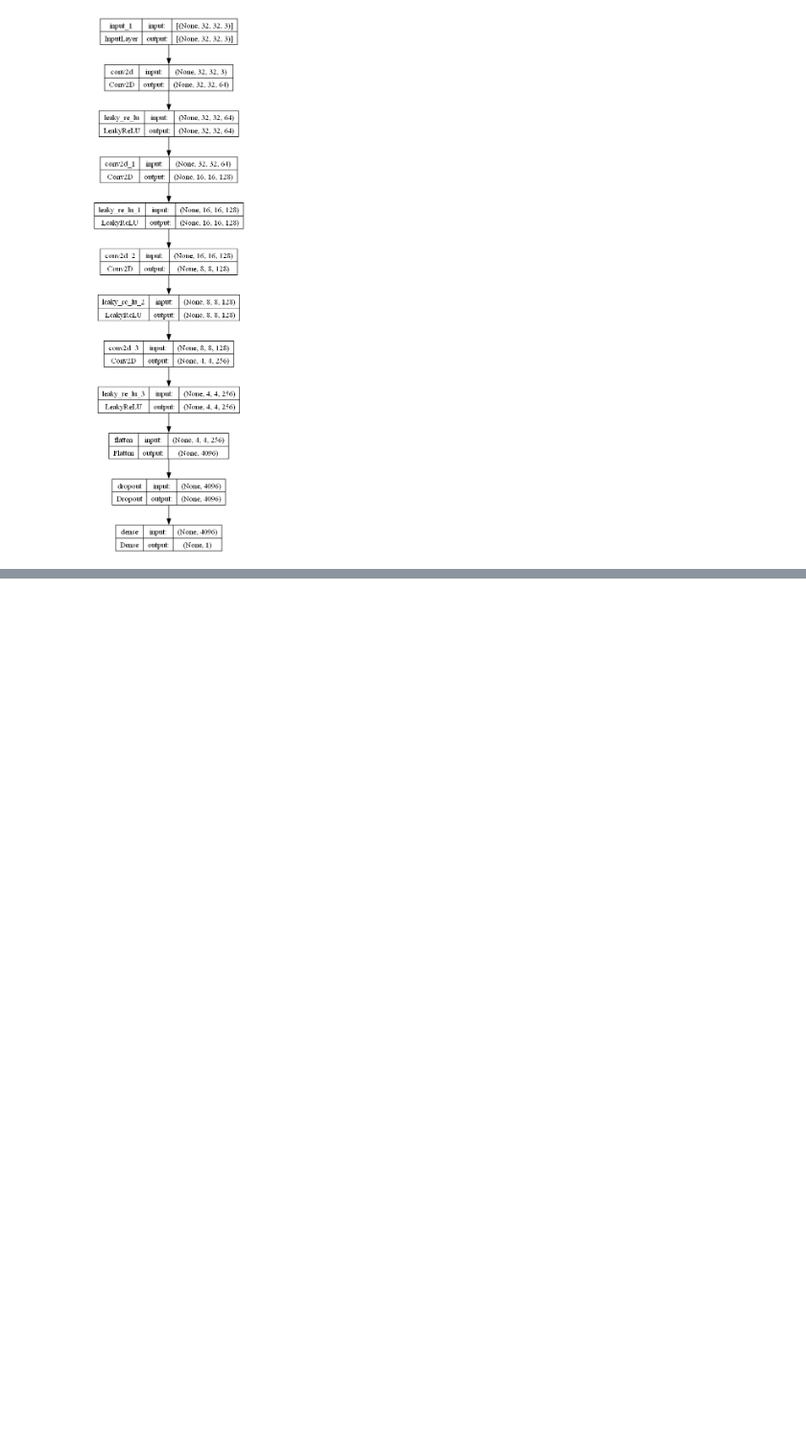
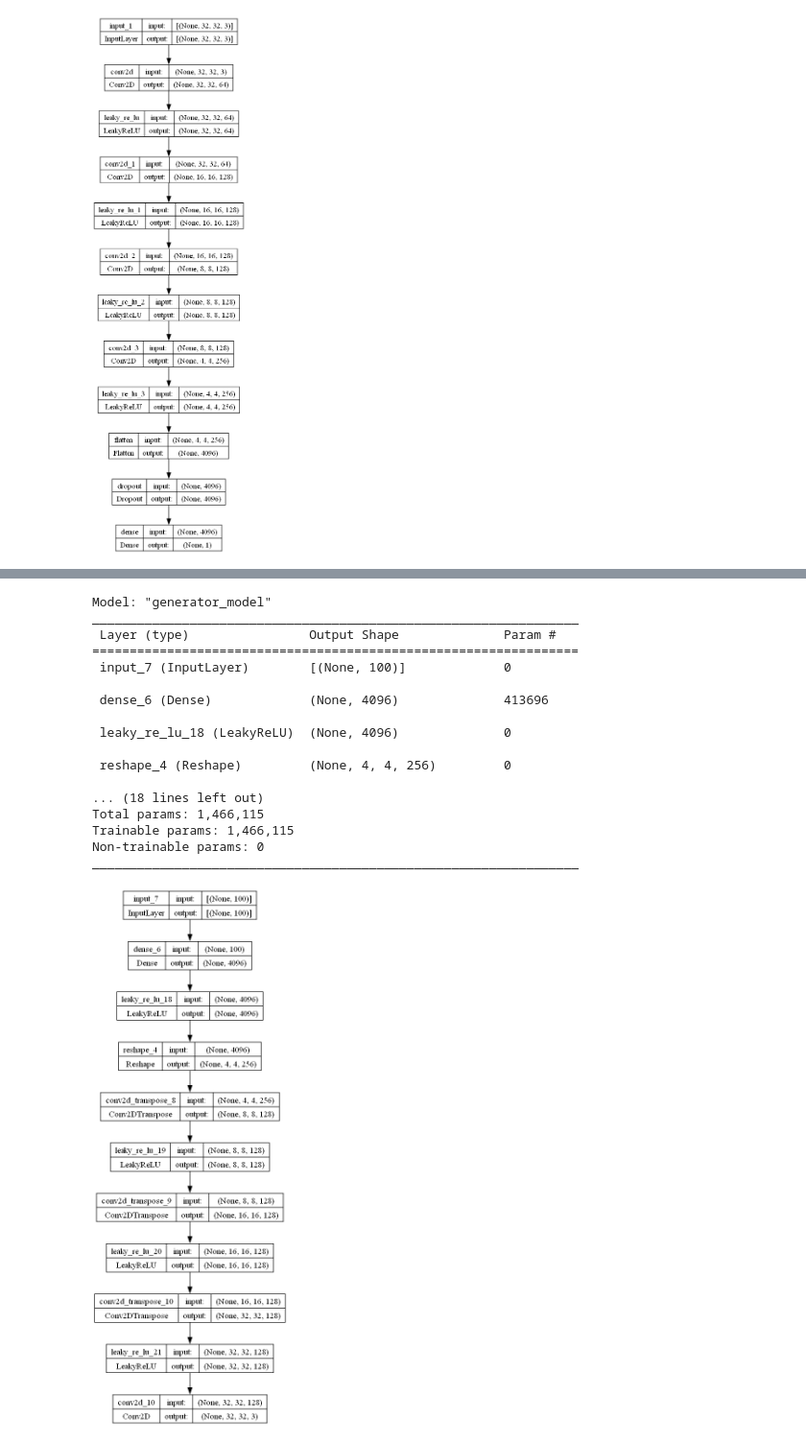
Before and after one commit to savicente2109/TFG-Mat, a Jupyter notebook: pruebas.ipynb, the cells around one changed output, grey strips where cells are left out. Shown: that part at 96% size. Drawn from its saved outputs; the diff is of its cells as text; code cells hidden in the pictures; blank space fills up the shorter version.

```diff
--- a/pruebas.ipynb
+++ b/pruebas.ipynb
@@ -152,0 +153,54 @@ train_discriminator(model, dataset)
+# %%
+from keras.layers import Reshape
+from keras import Model
+
+def create_generator(latent_dim):
+
+    inputs = Input(shape=latent_dim)
+    # foundation for 4x4 image
+    n_nodes = 256 * 4 * 4
+    x = Dense(n_nodes)(inputs)
+    x = LeakyReLU(alpha=0.2)(x)
+    x = Reshape((4, 4, 256))(x)
+    # upsample to 8x8
+    x = Conv2DTranspose(filters=128, kernel_size=(4,4), strides=(2,2), padding='same')(x)
+    x = LeakyReLU(alpha=0.2)(x)
+    # upsample to 16x16
+    x = Conv2DTranspose(filters=128, kernel_size=(4,4), strides=(2,2), padding='same')(x)
+    x = LeakyReLU(alpha=0.2)(x)
+    # upsample to 32x32
+    x = Conv2DTranspose(filters=128, kernel_size=(4,4), strides=(2,2), padding='same')(x)
+    x = LeakyReLU(alpha=0.2)(x)
+    # output layer
+    outputs = Conv2D(filters=3, kernel_size=(3,3), activation='tanh', padding='same')(x)
+
+    model = Model(inputs=inputs, outputs=outputs, name="generator_model")
+    return model
+# %%
+# define the size of the latent space
+latent_dim = 100
+# define the generator model
+model = create_generator(latent_dim)
+# summarize the model
+model.summary()
+# plot the model
+keras.utils.vis_utils.plot_model(model, to_file='generator_plot.png', show_shapes=True, show_layer_names=True)
+# %% [output]
+Model: "generator_model"
+_________________________________________________________________
+ Layer (type)                Output Shape              Param #
+=================================================================
+ input_7 (InputLayer)        [(None, 100)]             0
+
+ dense_6 (Dense)             (None, 4096)              413696
+
+ leaky_re_lu_18 (LeakyReLU)  (None, 4096)              0
+
+ reshape_4 (Reshape)         (None, 4, 4, 256)         0
+
+... (18 lines left out)
+Total params: 1,466,115
+Trainable params: 1,466,115
+Non-trainable params: 0
+_________________________________________________________________
+[figure, added]
```
Also changed, not shown: parts of 1 cell of this notebook, 4 other files.
